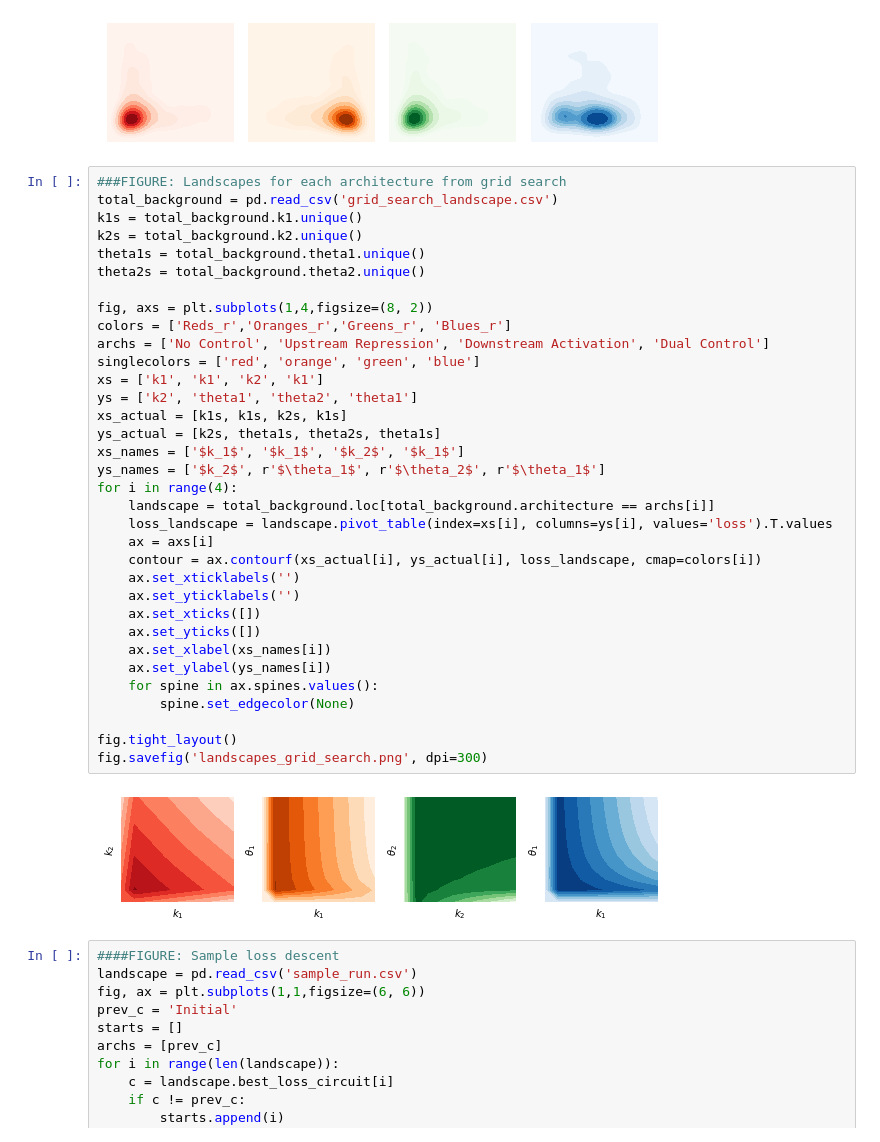
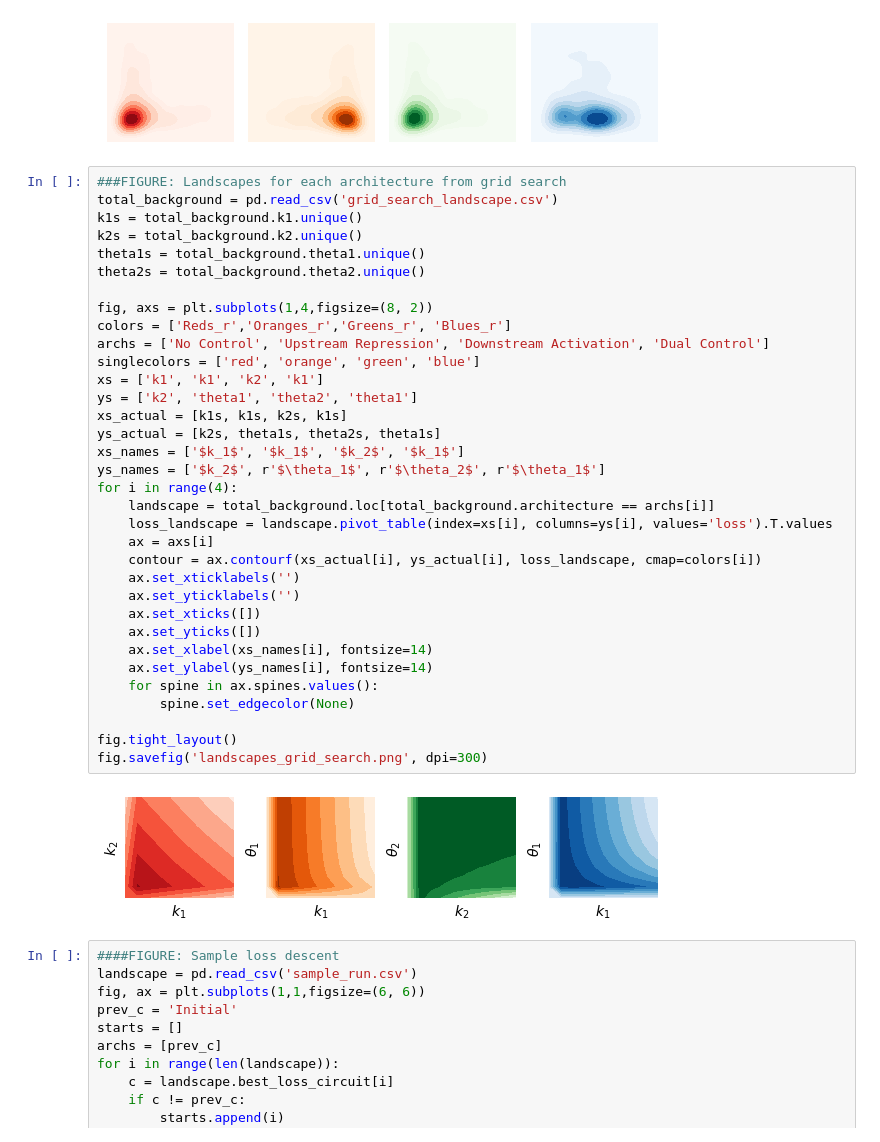
Before and after one commit to cjmerzbacher/bayesopt-dynamic-pathways, a Jupyter notebook: toy_model/toy_model.ipynb, the cells around one changed output. Cells and saved outputs as stored; diff of their text form.

```diff
--- a/toy_model/toy_model.ipynb
+++ b/toy_model/toy_model.ipynb
@@ -267,36 +267,36 @@ total_background = pd.read_csv('grid_search_landscape.csv')
 k1s = total_background.k1.unique()
 k2s = total_background.k2.unique()
 theta1s = total_background.theta1.unique()
 theta2s = total_background.theta2.unique()
 
 fig, axs = plt.subplots(1,4,figsize=(8, 2))
 colors = ['Reds_r','Oranges_r','Greens_r', 'Blues_r']
 archs = ['No Control', 'Upstream Repression', 'Downstream Activation', 'Dual Control']
 singlecolors = ['red', 'orange', 'green', 'blue']
 xs = ['k1', 'k1', 'k2', 'k1']
 ys = ['k2', 'theta1', 'theta2', 'theta1']
 xs_actual = [k1s, k1s, k2s, k1s]
 ys_actual = [k2s, theta1s, theta2s, theta1s]
 xs_names = ['$k_1$', '$k_1$', '$k_2$', '$k_1$']
 ys_names = ['$k_2$', r'$\theta_1$', r'$\theta_2$', r'$\theta_1$']
 for i in range(4):
     landscape = total_background.loc[total_background.architecture == archs[i]]
     loss_landscape = landscape.pivot_table(index=xs[i], columns=ys[i], values='loss').T.values
     ax = axs[i]
     contour = ax.contourf(xs_actual[i], ys_actual[i], loss_landscape, cmap=colors[i])
     ax.set_xticklabels('')
     ax.set_yticklabels('')
     ax.set_xticks([])
     ax.set_yticks([])
-    ax.set_xlabel(xs_names[i])
-    ax.set_ylabel(ys_names[i])
+    ax.set_xlabel(xs_names[i], fontsize=14)
+    ax.set_ylabel(ys_names[i], fontsize=14)
     for spine in ax.spines.values():
         spine.set_edgecolor(None)
 
 fig.tight_layout()
 fig.savefig('landscapes_grid_search.png', dpi=300)
 # %% [output]
-[figure, old version]
+[figure, new version]
 # %%
 ####FIGURE: Sample loss descent
 landscape = pd.read_csv('sample_run.csv')
```
Also changed, not shown: parts of 1 cell of this notebook, 42 other files.
